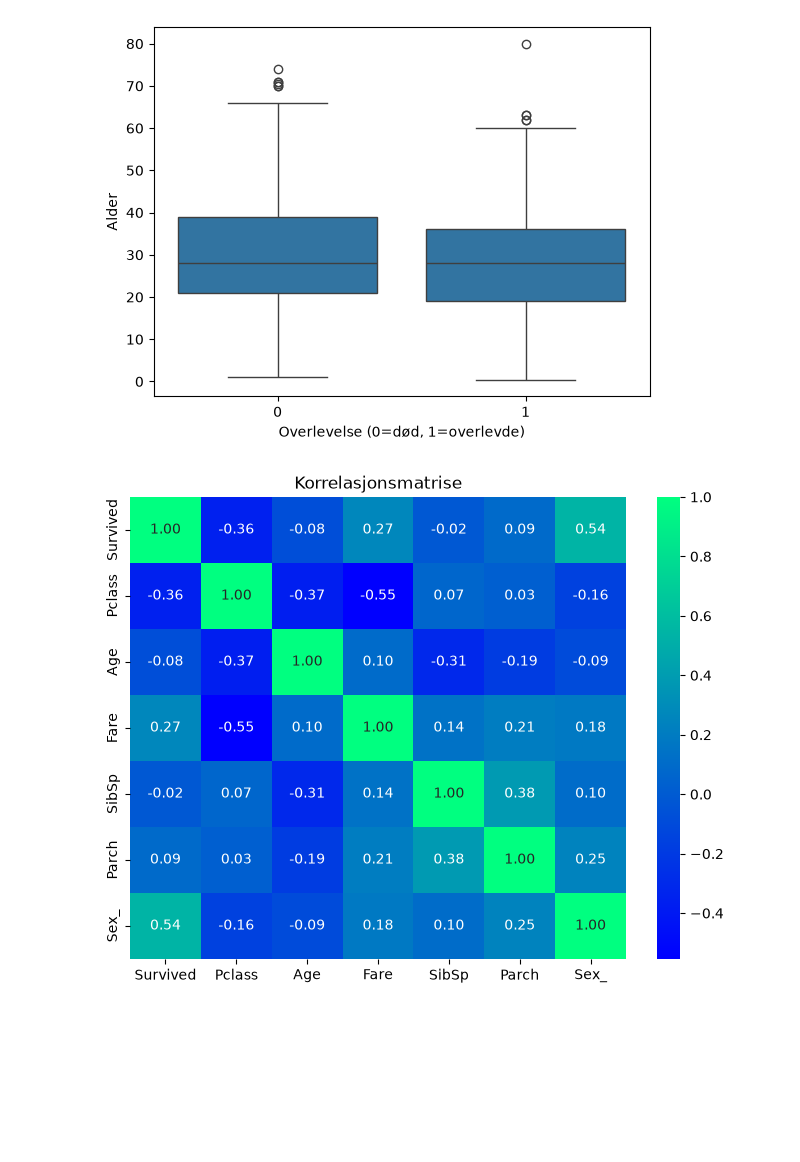
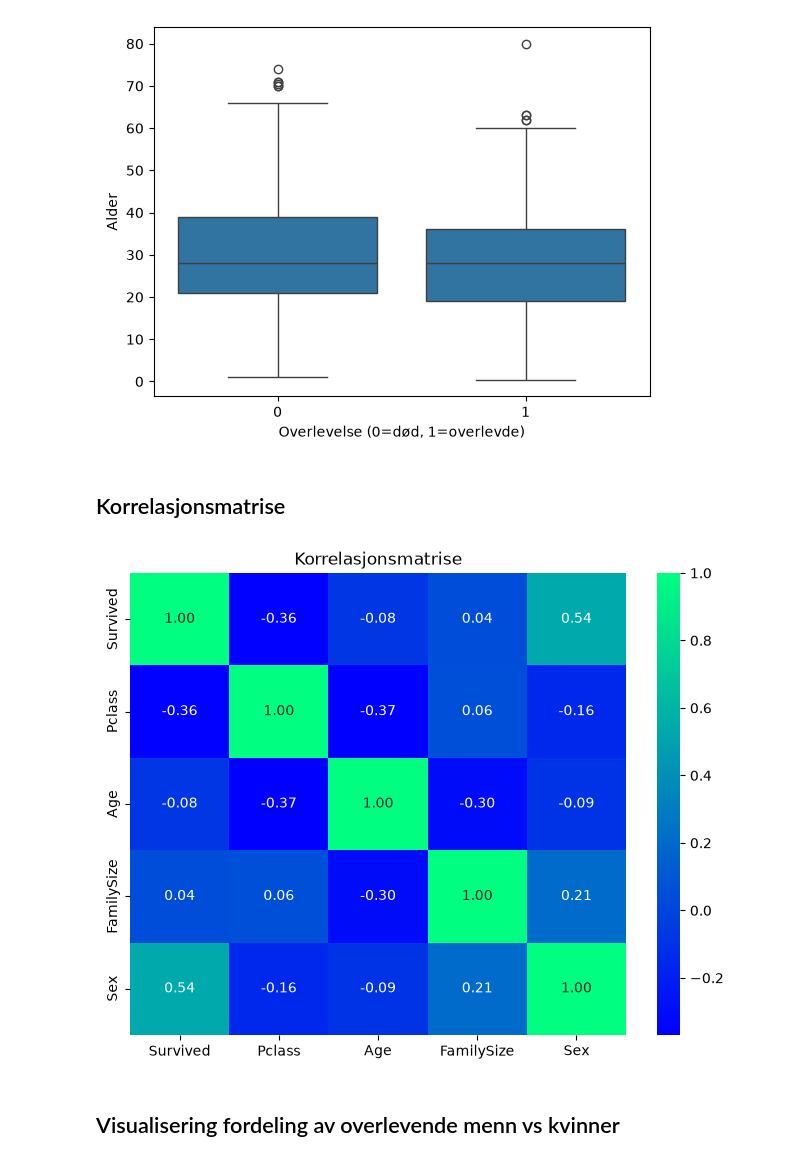
Before and after one commit to magnusmorisbakk/ISTG1003_Prosjekt, a Jupyter notebook: Jupyterhub/Beskr_dataanalyse.ipynb, the cells around one changed output. Drawn from its saved outputs; the diff is of its cells as text; code cells hidden in the pictures; blank space fills up the shorter version.

Commit message:
Ryddet opp kode, fjernet ubrukte filer

```diff
--- a/Jupyterhub/Beskr_dataanalyse.ipynb
+++ b/Jupyterhub/Beskr_dataanalyse.ipynb
@@ -6,20 +12,3 @@ import seaborn as sns
 # %%
 # Last inn data
 df = pd.read_csv('./datasets/Titanic-Dataset.csv')
-
-# Databehandling / "Data wrangling"
-#df['Age'] = df['Age'].fillna(df['Age'].median()) # Sett inn median alder, der alder mangler
-df = df.dropna(subset=['Age'])  # Evt fjern de som mangler alder?
-
-# Raden 'sex' har verdiene male, eller female. "Mapper" veridene om til tall, slik at dataen kan behandles.
-df['Sex_'] = df['Sex'].map({'male': 0, 'female': 1})
-
-# Regner ut familiestørrelse ved å slå sammen antall barn/ektefelle og foreldre/barn
-#df['FamilySize'] = df['SibSp'] + df['Parch']
-
-# Antall rader i datasettet
-print(df['PassengerId'].count())
-
-variabler = ['Survived', 'Pclass', 'Age', 'Fare', 'SibSp', 'Parch']
-statistikk = df[variabler].agg(['mean', 'median', 'std', 'var', 'min', 'max']).T
-print (statistikk.round(2))
@@ -34,0 +17,17 @@ Parch      0.43    0.00   0.85     0.73  0.00    6.00
+# %%
+#df['Age'] = df['Age'].fillna(df['Age'].median()) # Sett inn median alder, der alder mangler
+
+df = df.dropna(subset=['Age'])  # Fjerne rader som mangler alder
+
+# Raden 'sex' har verdiene male, eller female. "Mapper" veridene om til tall, slik at dataen kan behandles.
+df['Sex'] = df['Sex'].map({'male': 0, 'female': 1})
+
+# Regner ut familiestørrelse ved å slå sammen antall barn/ektefelle og foreldre/barn
+df['FamilySize'] = df['SibSp'] + df['Parch']
+
+# Antall rader i datasettet
+print(df['PassengerId'].count())
+
+variabler = ['Survived', 'Pclass', 'Age', 'FamilySize', 'Sex']
+statistikk = df[variabler].agg(['mean', 'median', 'std', 'var', 'min', 'max']).T
+print (statistikk.round(2))
@@ -49,13 +58,15 @@ plt.ylabel('Alder')
 # %% [output]
 Text(0, 0.5, 'Alder')
 [figure]
+# %% [markdown]
+## Korrelasjonsmatrise
 # %%
-# Korrelasjonsmatrise
-
 plt.figure(figsize=(8, 6))
-sns.heatmap(df[['Survived', 'Pclass', 'Age', 'Fare', 'SibSp', 'Parch', 'Sex_']].corr(), annot=True, cmap='winter', fmt=".2f")
+sns.heatmap(df[['Survived', 'Pclass', 'Age', 'FamilySize', 'Sex']].corr(), annot=True, cmap='winter', fmt=".2f")
 plt.title('Korrelasjonsmatrise')
 plt.show()
 # %% [output]
-[figure, old version]
+[figure, new version]
+# %% [markdown]
+## Visualisering fordeling av overlevende menn vs kvinner
 # %%
```
Also changed, not shown: parts of 13 cells of this notebook, 5 other files.
